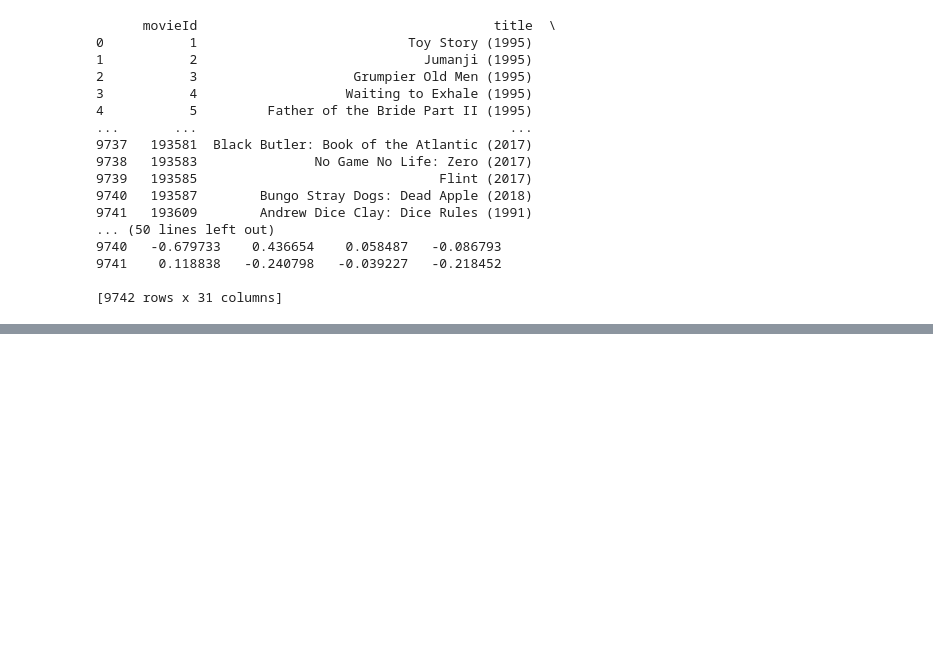
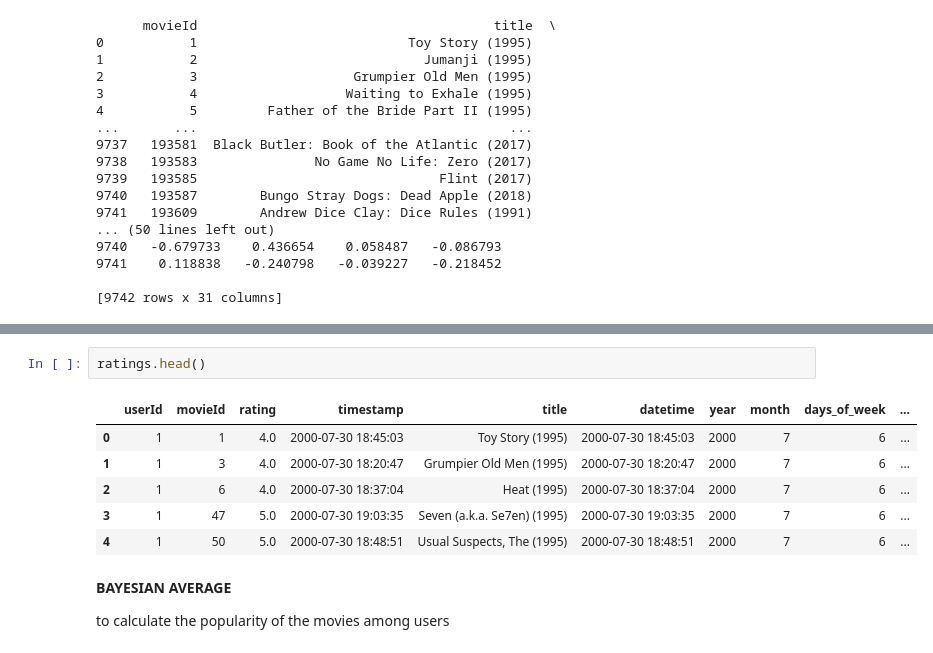
Before and after one commit to Sanjeev11Krishna/Movie-Recommendation-System, a Jupyter notebook: Movie_Recommendation_System.ipynb, the cells around one changed output, grey strips where cells are left out. Cells and saved outputs as stored; diff of their text form; blank space fills up the shorter version.

```diff
--- a/Movie_Recommendation_System.ipynb
+++ b/Movie_Recommendation_System.ipynb
@@ -474,0 +487,13 @@ print(movies)
+# %%
+ratings.head()
+# %% [output]
+|  | userId | movieId | rating | timestamp | title | datetime | year | month | days_of_week | ... |
+| 0 | 1 | 1 | 4.0 | 2000-07-30 18:45:03 | Toy Story (1995) | 2000-07-30 18:45:03 | 2000 | 7 | 6 | ... |
+| 1 | 1 | 3 | 4.0 | 2000-07-30 18:20:47 | Grumpier Old Men (1995) | 2000-07-30 18:20:47 | 2000 | 7 | 6 | ... |
+| 2 | 1 | 6 | 4.0 | 2000-07-30 18:37:04 | Heat (1995) | 2000-07-30 18:37:04 | 2000 | 7 | 6 | ... |
+| 3 | 1 | 47 | 5.0 | 2000-07-30 19:03:35 | Seven (a.k.a. Se7en) (1995) | 2000-07-30 19:03:35 | 2000 | 7 | 6 | ... |
+| 4 | 1 | 50 | 5.0 | 2000-07-30 18:48:51 | Usual Suspects, The (1995) | 2000-07-30 18:48:51 | 2000 | 7 | 6 | ... |
+# %% [markdown]
+**BAYESIAN AVERAGE**
+
+to calculate the popularity of the movies among users
```
Also changed, not shown: parts of 41 cells of this notebook.
